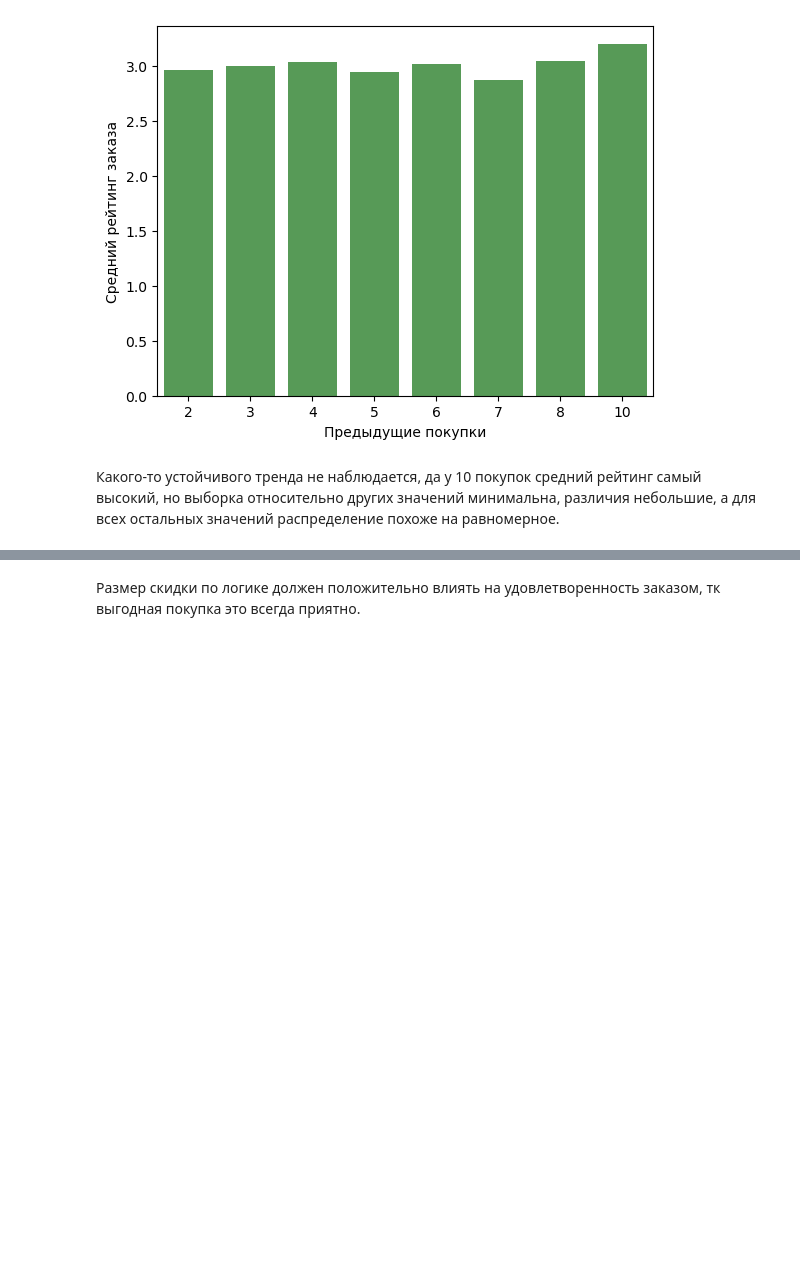
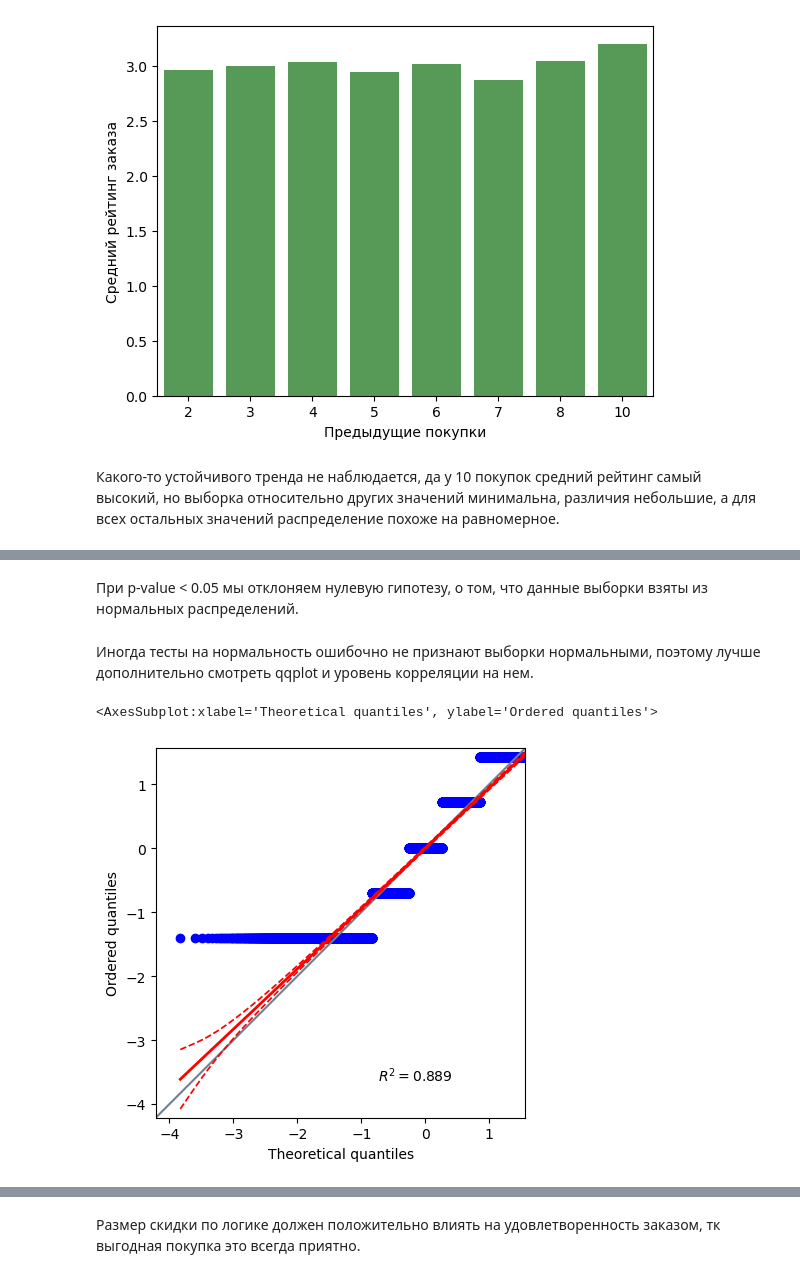
Before and after one commit to DmitriyRys/e_commerce_delivery, a Jupyter notebook: shipping_ecommerce_analysis.ipynb, the cells around one changed output, grey strips where cells are left out. Saved outputs shown, nothing was run; the diff lists cells and outputs as text; code cells hidden in the pictures; blank space fills up the shorter version.

```diff
--- a/shipping_ecommerce_analysis.ipynb
+++ b/shipping_ecommerce_analysis.ipynb
@@ -470,0 +515,11 @@ purchases_rating_bp.set(xlabel='Предыдущие покупки',
+# %% [markdown]
+При p-value < 0.05 мы отклоняем нулевую гипотезу, о том, что данные выборки взяты из нормальных распределений.
+# %% [markdown]
+Иногда тесты на нормальность ошибочно не признают выборки нормальными, поэтому лучше дополнительно смотреть qqplot и уровень корреляции на нем.
+# %%
+# построим qqplot (более информативно в pingouin)
+
+pg.qqplot(purchases_descent)
+# %% [output]
+<AxesSubplot:xlabel='Theoretical quantiles', ylabel='Ordered quantiles'>
+[figure, added]
```
Also changed, not shown: parts of 25 cells of this notebook.
